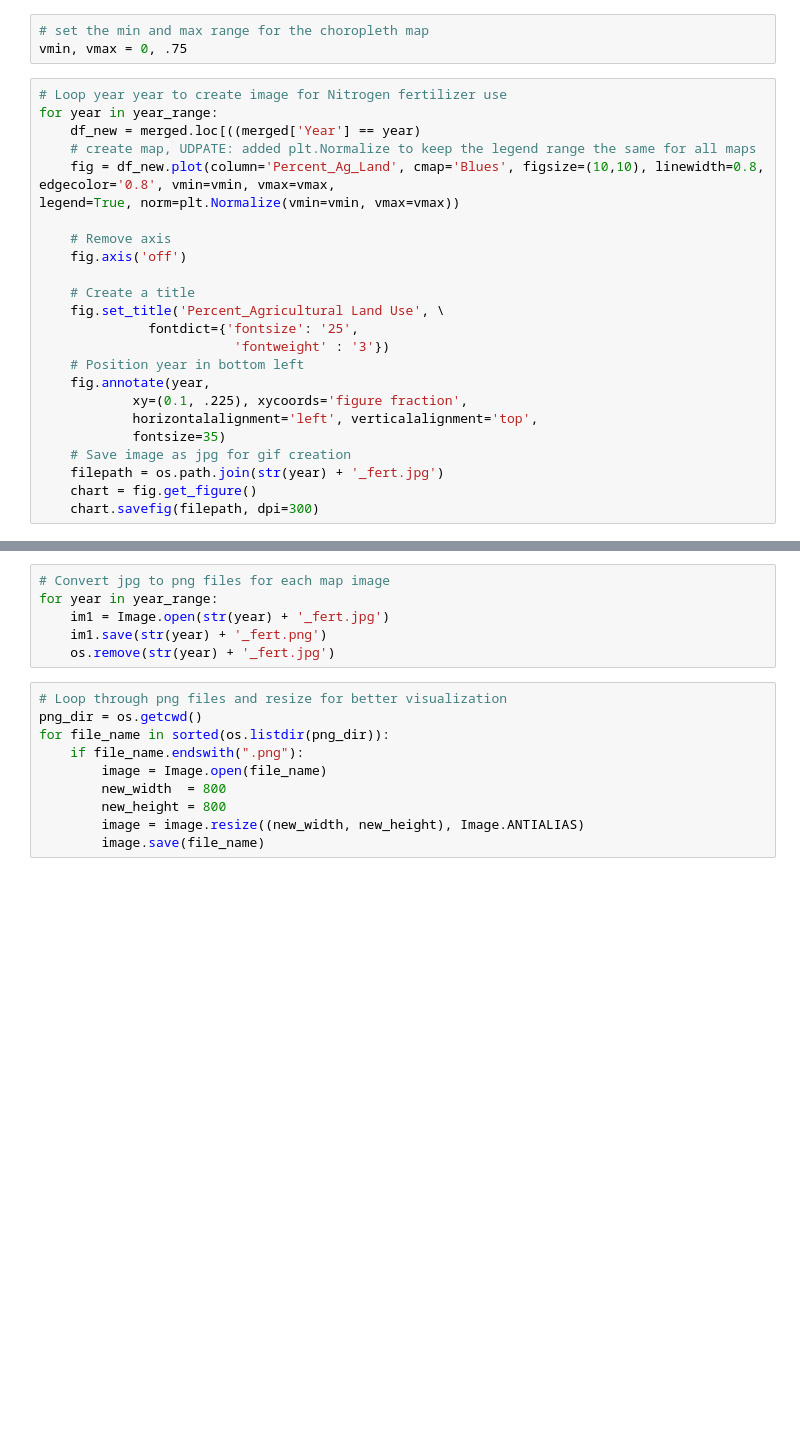
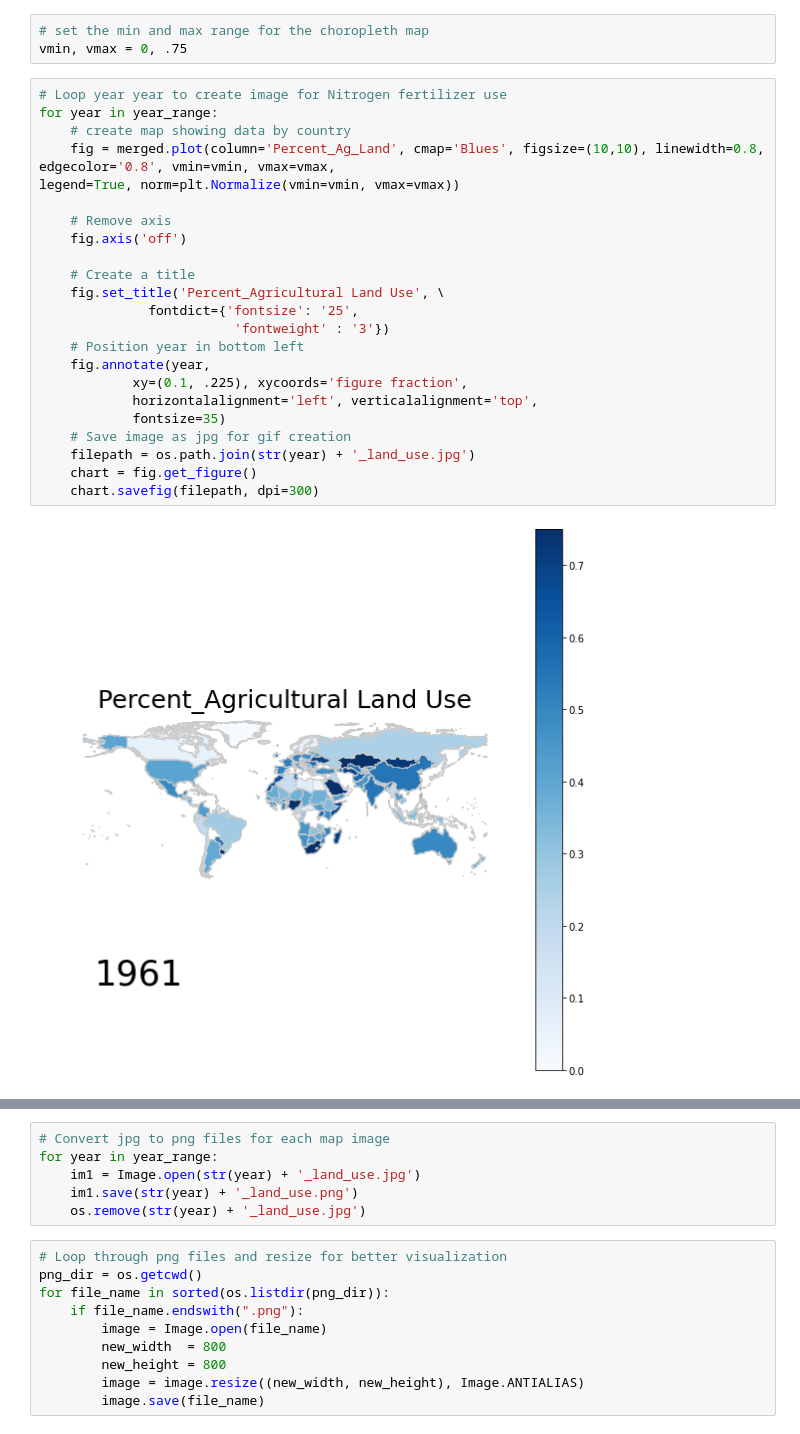
Before and after one commit to wattsr1/FAO-Fertilizer-Data-Analysis, a Jupyter notebook: Land_Use_global_FAO.ipynb, the cells around one changed output, grey strips where cells are left out. Saved outputs shown, nothing was run; the diff lists cells and outputs as text; blank space fills up the shorter version.

```diff
--- a/Land_Use_global_FAO.ipynb
+++ b/Land_Use_global_FAO.ipynb
@@ -192,25 +92,25 @@ vmin, vmax = 0, .75
 # %%
 # Loop year year to create image for Nitrogen fertilizer use
 for year in year_range:
-    df_new = merged.loc[((merged['Year'] == year)
-    # create map, UDPATE: added plt.Normalize to keep the legend range the same for all maps
-    fig = df_new.plot(column='Percent_Ag_Land', cmap='Blues', figsize=(10,10), linewidth=0.8, edgecolor='0.8', vmin=vmin, vmax=vmax,
+    # create map showing data by country
+    fig = merged.plot(column='Percent_Ag_Land', cmap='Blues', figsize=(10,10), linewidth=0.8, edgecolor='0.8', vmin=vmin, vmax=vmax,
 legend=True, norm=plt.Normalize(vmin=vmin, vmax=vmax))
 
     # Remove axis
     fig.axis('off')
 
     # Create a title
     fig.set_title('Percent_Agricultural Land Use', \
               fontdict={'fontsize': '25',
                          'fontweight' : '3'})
     # Position year in bottom left
     fig.annotate(year,
             xy=(0.1, .225), xycoords='figure fraction',
             horizontalalignment='left', verticalalignment='top',
             fontsize=35)
     # Save image as jpg for gif creation
-    filepath = os.path.join(str(year) + '_fert.jpg')
+    filepath = os.path.join(str(year) + '_land_use.jpg')
     chart = fig.get_figure()
     chart.savefig(filepath, dpi=300)
 # %% [output]
+[figure, added]
@@ -218,9 +129,9 @@ SyntaxError: invalid syntax (<ipython-input-39-ec77e2a5053f>, line 5)
 # %%
 # Convert jpg to png files for each map image
 for year in year_range:
-    im1 = Image.open(str(year) + '_fert.jpg')
-    im1.save(str(year) + '_fert.png')
-    os.remove(str(year) + '_fert.jpg')
+    im1 = Image.open(str(year) + '_land_use.jpg')
+    im1.save(str(year) + '_land_use.png')
+    os.remove(str(year) + '_land_use.jpg')
 # %%
 # Loop through png files and resize for better visualization
 png_dir = os.getcwd()
```
Also changed, not shown: parts of 15 cells of this notebook, 14 other files.
